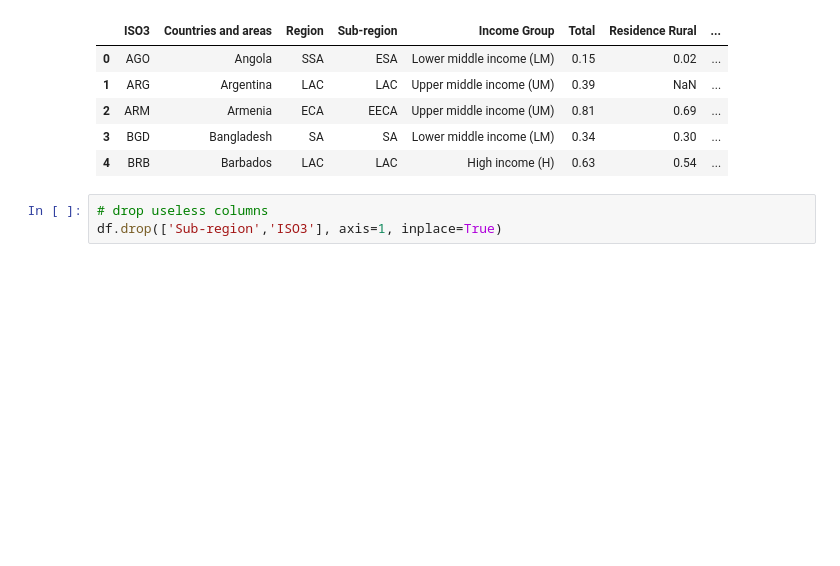
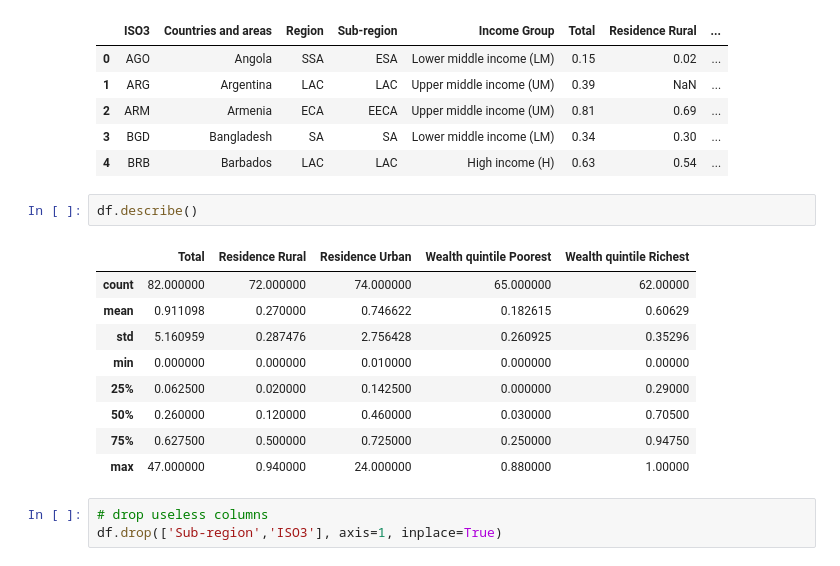
Before and after one commit to axele-mahalin/data_cleaning_project, a Jupyter notebook: project03-datacleaning.ipynb, the cells around one changed output. Cells and saved outputs as stored; diff of their text form; blank space fills up the shorter version.

```diff
--- a/project03-datacleaning.ipynb
+++ b/project03-datacleaning.ipynb
@@ -17,6 +33,18 @@ df.head()
 | 2 | ARM | Armenia | ECA | EECA | Upper middle income (UM) | 0.81 | 0.69 | ... |
 | 3 | BGD | Bangladesh | SA | SA | Lower middle income (LM) | 0.34 | 0.30 | ... |
 | 4 | BRB | Barbados | LAC | LAC | High income (H) | 0.63 | 0.54 | ... |
+# %%
+df.describe()
+# %% [output]
+|  | Total | Residence Rural | Residence Urban | Wealth quintile Poorest | Wealth quintile Richest |
+| count | 82.000000 | 72.000000 | 74.000000 | 65.000000 | 62.00000 |
+| mean | 0.911098 | 0.270000 | 0.746622 | 0.182615 | 0.60629 |
+| std | 5.160959 | 0.287476 | 2.756428 | 0.260925 | 0.35296 |
+| min | 0.000000 | 0.000000 | 0.010000 | 0.000000 | 0.00000 |
+| 25% | 0.062500 | 0.020000 | 0.142500 | 0.000000 | 0.29000 |
+| 50% | 0.260000 | 0.120000 | 0.460000 | 0.030000 | 0.70500 |
+| 75% | 0.627500 | 0.500000 | 0.725000 | 0.250000 | 0.94750 |
+| max | 47.000000 | 0.940000 | 24.000000 | 0.880000 | 1.00000 |
 # %%
 # drop useless columns
 df.drop(['Sub-region','ISO3'], axis=1, inplace=True)
```
Also changed, not shown: parts of 3 cells of this notebook, 2 other files.
